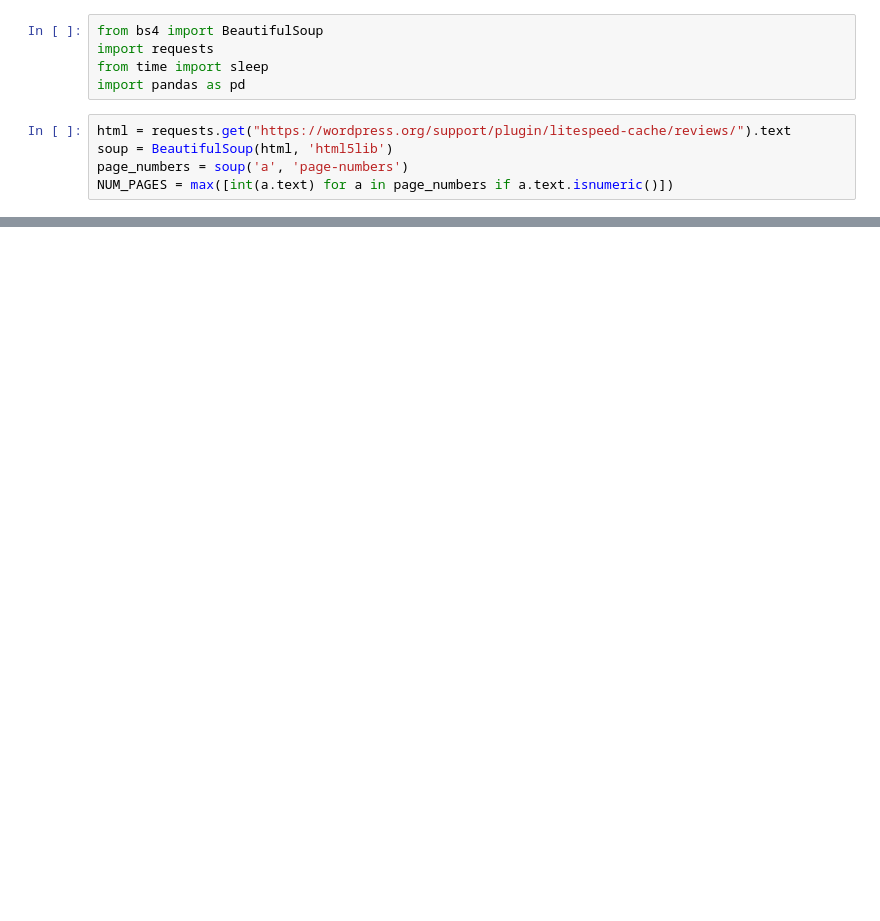
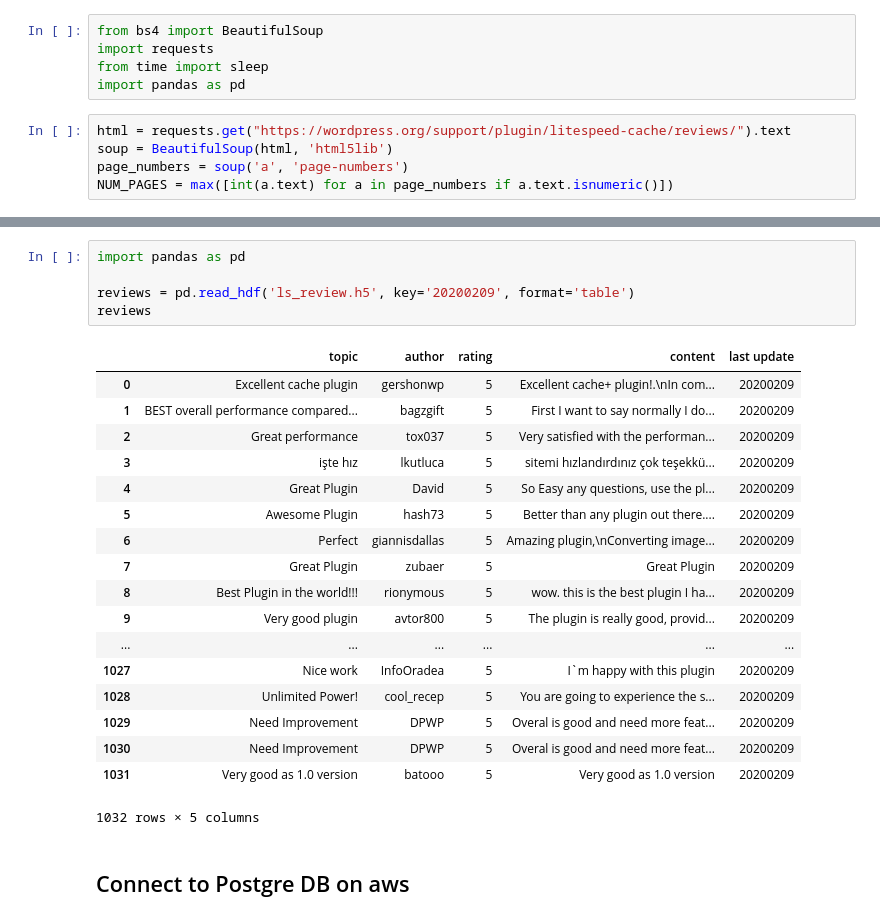
Before and after one commit to wanda15tw/LS_review, a Jupyter notebook: 01 scraper.ipynb, the cells around one changed output, grey strips where cells are left out. Saved outputs shown, nothing was run; the diff lists cells and outputs as text; blank space fills up the shorter version.

```diff
--- a/01 scraper.ipynb
+++ b/01 scraper.ipynb
@@ -124,0 +133,26 @@ reviews.to_hdf('ls_review.hd5', key=date.today().strftime('%Y%m%d'))
+# %%
+import pandas as pd
+
+reviews = pd.read_hdf('ls_review.h5', key='20200209', format='table')
+reviews
+# %% [output]
+|  | topic | author | rating | content | last update |
+| 0 | Excellent cache plugin | gershonwp | 5 | Excellent cache+ plugin!.\nIn com... | 20200209 |
+| 1 | BEST overall performance compared... | bagzgift | 5 | First I want to say normally I do... | 20200209 |
+| 2 | Great performance | tox037 | 5 | Very satisfied with the performan... | 20200209 |
+| 3 | işte hız | lkutluca | 5 | sitemi hızlandırdınız çok teşekkü... | 20200209 |
+| 4 | Great Plugin | David | 5 | So Easy any questions, use the pl... | 20200209 |
+| 5 | Awesome Plugin | hash73 | 5 | Better than any plugin out there.... | 20200209 |
+| 6 | Perfect | giannisdallas | 5 | Amazing plugin,\nConverting image... | 20200209 |
+| 7 | Great Plugin | zubaer | 5 | Great Plugin | 20200209 |
+| 8 | Best Plugin in the world!!! | rionymous | 5 | wow. this is the best plugin I ha... | 20200209 |
+| 9 | Very good plugin | avtor800 | 5 | The plugin is really good, provid... | 20200209 |
+| ... | ... | ... | ... | ... | ... |
+| 1027 | Nice work | InfoOradea | 5 | I`m happy with this plugin | 20200209 |
+| 1028 | Unlimited Power! | cool_recep | 5 | You are going to experience the s... | 20200209 |
+| 1029 | Need Improvement | DPWP | 5 | Overal is good and need more feat... | 20200209 |
+| 1030 | Need Improvement | DPWP | 5 | Overal is good and need more feat... | 20200209 |
+| 1031 | Very good as 1.0 version | batooo | 5 | Very good as 1.0 version | 20200209 |
+1032 rows × 5 columns
+# %% [markdown]
+## Connect to Postgre DB on aws
```
Also changed, not shown: parts of 11 cells of this notebook, 2 other files.
